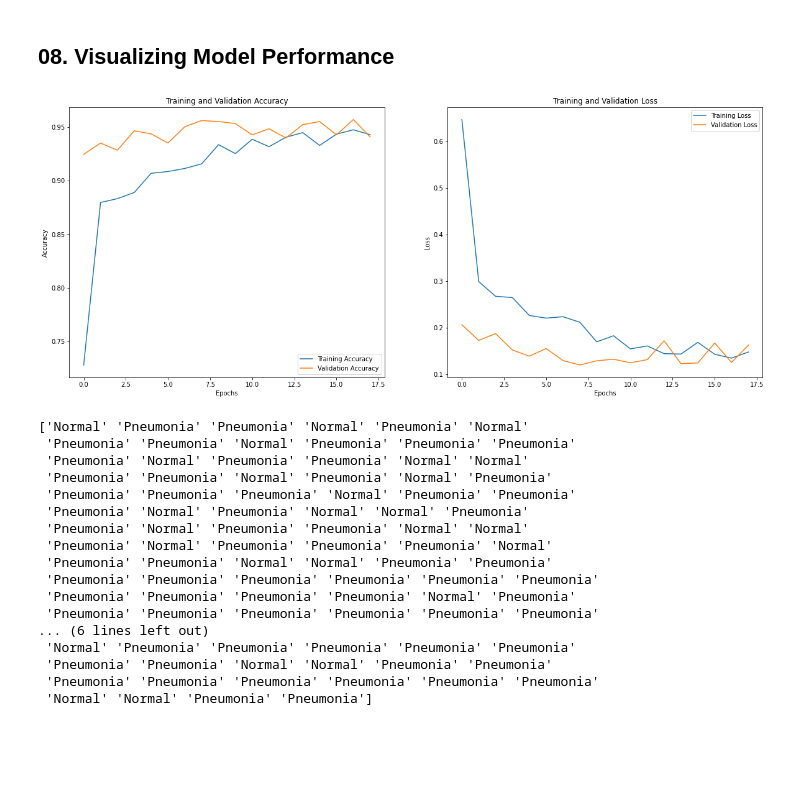
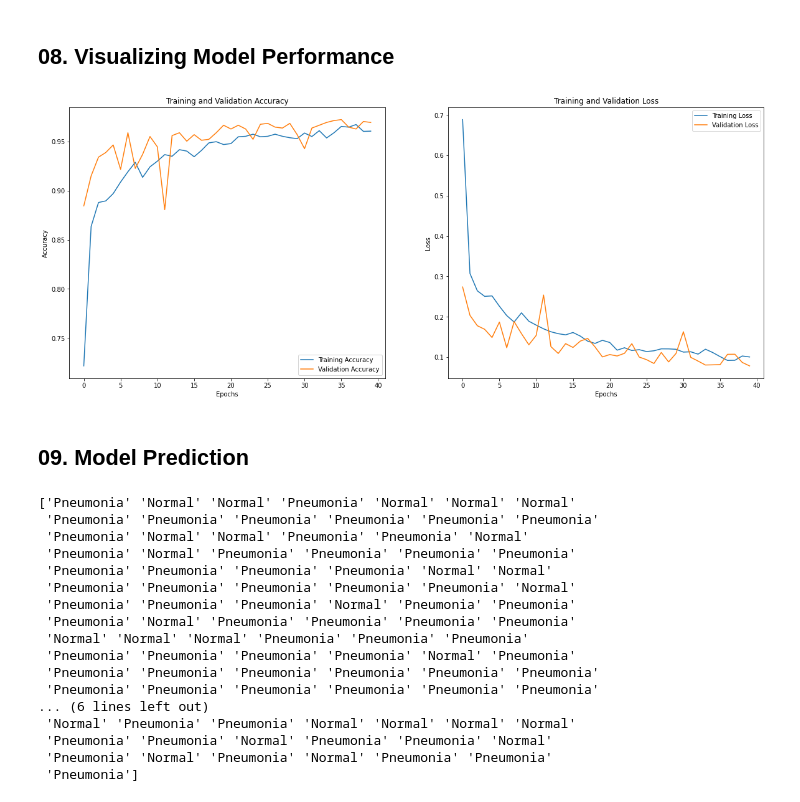
Before and after one commit to byunsy/pneumonia-classification, a Jupyter notebook: Pneumonia_Classification.ipynb, the cells around one changed output. Cells and saved outputs as stored; diff of their text form; code cells hidden in the pictures; blank space fills up the shorter version.

Commit message:
added model prediction and evaluation on test sets

```diff
--- a/Pneumonia_Classification.ipynb
+++ b/Pneumonia_Classification.ipynb
@@ -442,9 +442,9 @@ history = model.fit(
     steps_per_epoch=int(np.ceil(train_data_gen.n / float(BATCH_SIZE))),
     epochs=epochs,
     validation_data=val_data_gen,
-    validation_steps=int(np.ceil(val_data_gen.n / float(BATCH_SIZE))),
+    validation_steps=int(np.ceil(val_data_gen.n / float(BATCH_SIZE)))
     # class_weight=class_weight,
-    callbacks=[callback_cp, callback_es]
+    # callbacks=[callback_cp, callback_es]
 )
 # %% [output]
 Epoch 1/40
@@ -471,39 +471,41 @@ Epoch 18/40
 acc = history.history['accuracy']
 val_acc = history.history['val_accuracy']
 
 # Loss
 loss = history.history['loss']
 val_loss = history.history['val_loss']
 
 # x-axis
-epochs_range = range(18)
+epochs_range = range(epochs)
 
 # First figure: Model Accuracy
 plt.figure(figsize=(20, 8))
 plt.subplot(1, 2, 1)
 plt.plot(epochs_range, acc, label='Training Accuracy')
 plt.plot(epochs_range, val_acc, label='Validation Accuracy')
 plt.legend(loc='lower right')
 plt.title('Training and Validation Accuracy')
 plt.xlabel('Epochs')
 plt.ylabel('Accuracy')
 
 # Second figure: Model Loss
 plt.subplot(1, 2, 2)
 plt.plot(epochs_range, loss, label='Training Loss')
 plt.plot(epochs_range, val_loss, label='Validation Loss')
 plt.legend(loc='upper right')
 plt.title('Training and Validation Loss')
 plt.xlabel('Epochs')
 plt.ylabel('Loss')
 
 plt.show()
 # %% [output]
-[figure, old version]
+[figure, new version]
+# %% [markdown]
+## 09. Model Prediction
 # %%
 class_names = np.array(['Normal','Pneumonia'])
 
-image_batch, label_batch = next(iter(train_data_gen))
+image_batch, label_batch = next(iter(test_data_gen))
 
 predicted_batch = model.predict(image_batch)
 predicted_batch = tf.squeeze(predicted_batch).numpy()
@@ -513,23 +515,23 @@ predicted_class_names = class_names[predicted_ids]
 
 print(predicted_class_names)
 # %% [output]
-['Normal' 'Pneumonia' 'Pneumonia' 'Normal' 'Pneumonia' 'Normal'
- 'Pneumonia' 'Pneumonia' 'Normal' 'Pneumonia' 'Pneumonia' 'Pneumonia'
- 'Pneumonia' 'Normal' 'Pneumonia' 'Pneumonia' 'Normal' 'Normal'
- 'Pneumonia' 'Pneumonia' 'Normal' 'Pneumonia' 'Normal' 'Pneumonia'
+['Pneumonia' 'Normal' 'Normal' 'Pneumonia' 'Normal' 'Normal' 'Normal'
+ 'Pneumonia' 'Pneumonia' 'Pneumonia' 'Pneumonia' 'Pneumonia' 'Pneumonia'
+ 'Pneumonia' 'Normal' 'Normal' 'Pneumonia' 'Pneumonia' 'Normal'
+ 'Pneumonia' 'Normal' 'Pneumonia' 'Pneumonia' 'Pneumonia' 'Pneumonia'
+ 'Pneumonia' 'Pneumonia' 'Pneumonia' 'Pneumonia' 'Normal' 'Normal'
+ 'Pneumonia' 'Pneumonia' 'Pneumonia' 'Pneumonia' 'Pneumonia' 'Normal'
  'Pneumonia' 'Pneumonia' 'Pneumonia' 'Normal' 'Pneumonia' 'Pneumonia'
- 'Pneumonia' 'Normal' 'Pneumonia' 'Normal' 'Normal' 'Pneumonia'
- 'Pneumonia' 'Normal' 'Pneumonia' 'Pneumonia' 'Normal' 'Normal'
- 'Pneumonia' 'Normal' 'Pneumonia' 'Pneumonia' 'Pneumonia' 'Normal'
- 'Pneumonia' 'Pneumonia' 'Normal' 'Normal' 'Pneumonia' 'Pneumonia'
- 'Pneumonia' 'Pneumonia' 'Pneumonia' 'Pneumonia' 'Pneumonia' 'Pneumonia'
+ 'Pneumonia' 'Normal' 'Pneumonia' 'Pneumonia' 'Pneumonia' 'Pneumonia'
+ 'Normal' 'Normal' 'Normal' 'Pneumonia' 'Pneumonia' 'Pneumonia'
  'Pneumonia' 'Pneumonia' 'Pneumonia' 'Pneumonia' 'Normal' 'Pneumonia'
  'Pneumonia' 'Pneumonia' 'Pneumonia' 'Pneumonia' 'Pneumonia' 'Pneumonia'
+ 'Pneumonia' 'Pneumonia' 'Pneumonia' 'Pneumonia' 'Pneumonia' 'Pneumonia'
 ... (6 lines left out)
- 'Normal' 'Pneumonia' 'Pneumonia' 'Pneumonia' 'Pneumonia' 'Pneumonia'
- 'Pneumonia' 'Pneumonia' 'Normal' 'Normal' 'Pneumonia' 'Pneumonia'
- 'Pneumonia' 'Pneumonia' 'Pneumonia' 'Pneumonia' 'Pneumonia' 'Pneumonia'
- 'Normal' 'Normal' 'Pneumonia' 'Pneumonia']
+ 'Normal' 'Pneumonia' 'Pneumonia' 'Normal' 'Normal' 'Normal' 'Normal'
+ 'Pneumonia' 'Pneumonia' 'Normal' 'Pneumonia' 'Pneumonia' 'Normal'
+ 'Pneumonia' 'Normal' 'Pneumonia' 'Normal' 'Pneumonia' 'Pneumonia'
+ 'Pneumonia']
 # %%
 print("Labels:\n", label_batch.astype('int64'))
 print("Predicted labels:\n", predicted_ids)
```
Also changed, not shown: parts of 5 cells of this notebook.
